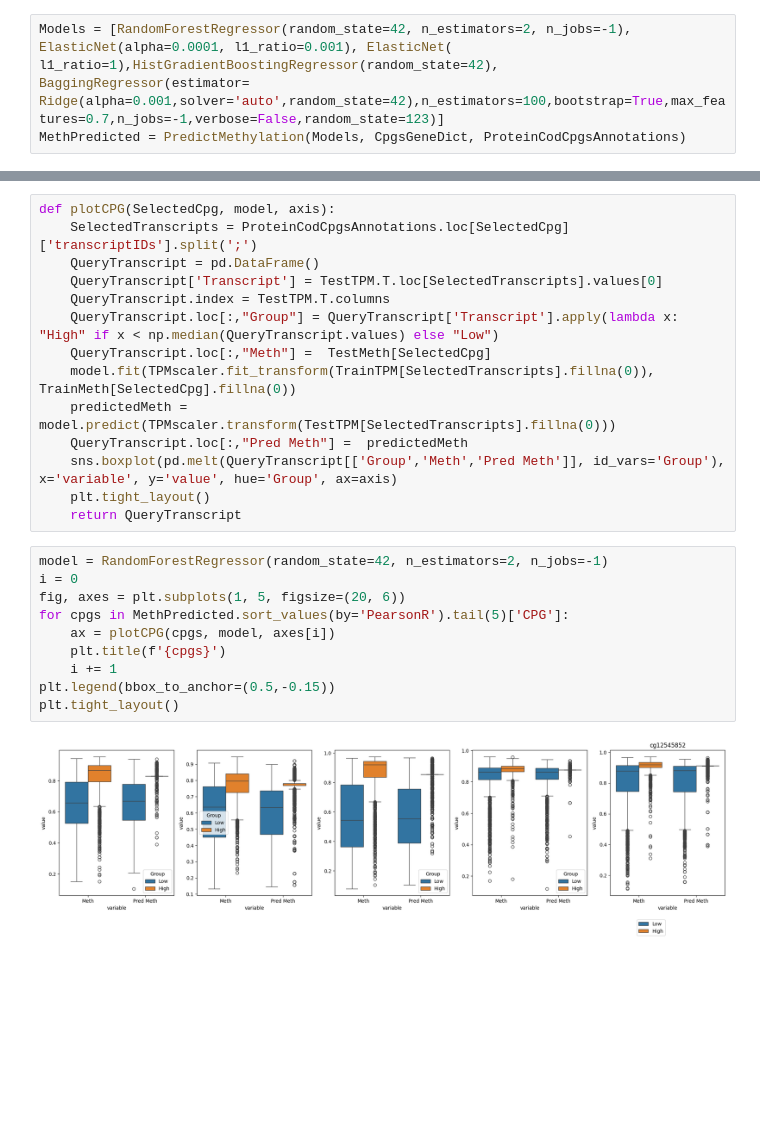
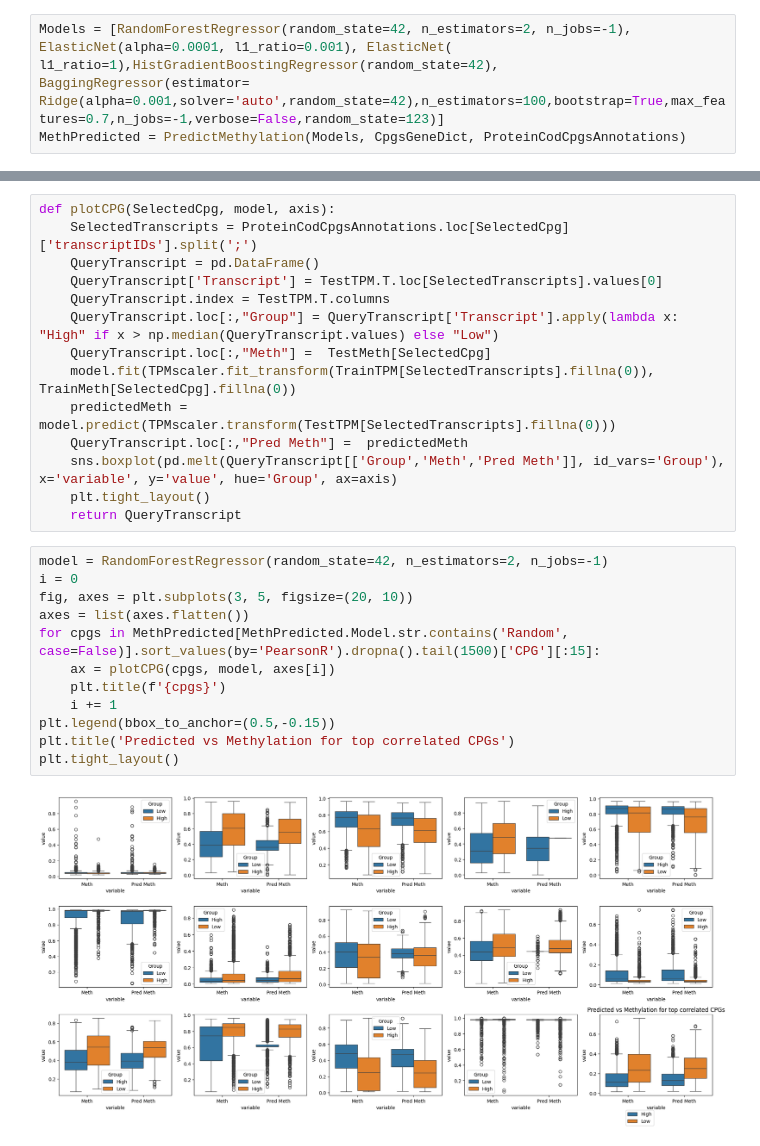
Before and after one commit to ansarahmadjaved/methpred, a Jupyter notebook: main.ipynb, the cells around one changed output, grey strips where cells are left out. Saved outputs shown, nothing was run; the diff lists cells and outputs as text; blank space fills up the shorter version.

```diff
--- a/main.ipynb
+++ b/main.ipynb
@@ -201,7 +194,7 @@ def plotCPG(SelectedCpg, model, axis):
     QueryTranscript = pd.DataFrame()
     QueryTranscript['Transcript'] = TestTPM.T.loc[SelectedTranscripts].values[0]
     QueryTranscript.index = TestTPM.T.columns
-    QueryTranscript.loc[:,"Group"] = QueryTranscript['Transcript'].apply(lambda x: "High" if x < np.median(QueryTranscript.values) else "Low")
+    QueryTranscript.loc[:,"Group"] = QueryTranscript['Transcript'].apply(lambda x: "High" if x > np.median(QueryTranscript.values) else "Low")
     QueryTranscript.loc[:,"Meth"] =  TestMeth[SelectedCpg]
     model.fit(TPMscaler.fit_transform(TrainTPM[SelectedTranscripts].fillna(0)), TrainMeth[SelectedCpg].fillna(0))
     predictedMeth = model.predict(TPMscaler.transform(TestTPM[SelectedTranscripts].fillna(0)))
@@ -212,12 +205,14 @@ def plotCPG(SelectedCpg, model, axis):
 # %%
 model = RandomForestRegressor(random_state=42, n_estimators=2, n_jobs=-1)
 i = 0
-fig, axes = plt.subplots(1, 5, figsize=(20, 6))
-for cpgs in MethPredicted.sort_values(by='PearsonR').tail(5)['CPG']:
+fig, axes = plt.subplots(3, 5, figsize=(20, 10))
+axes = list(axes.flatten())
+for cpgs in MethPredicted[MethPredicted.Model.str.contains('Random', case=False)].sort_values(by='PearsonR').dropna().tail(1500)['CPG'][:15]:
     ax = plotCPG(cpgs, model, axes[i])
     plt.title(f'{cpgs}')
     i += 1
 plt.legend(bbox_to_anchor=(0.5,-0.15))
+plt.title('Predicted vs Methylation for top correlated CPGs')
 plt.tight_layout()
 # %% [output]
-[figure, old version]
+[figure, new version]
```
Also changed, not shown: parts of 18 cells of this notebook.
